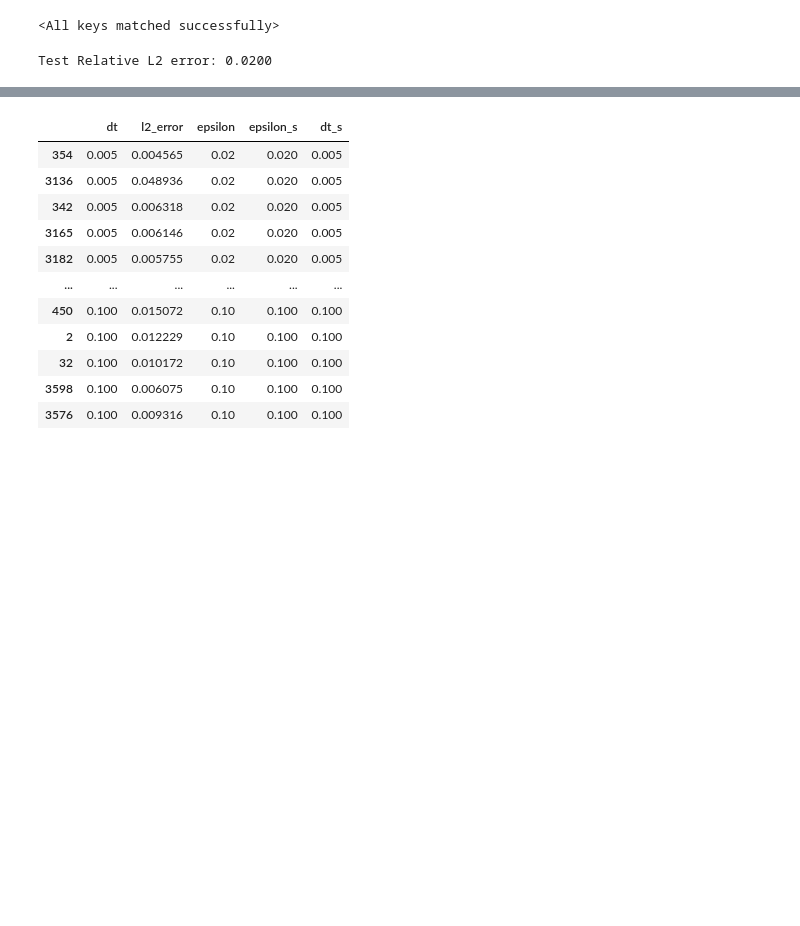
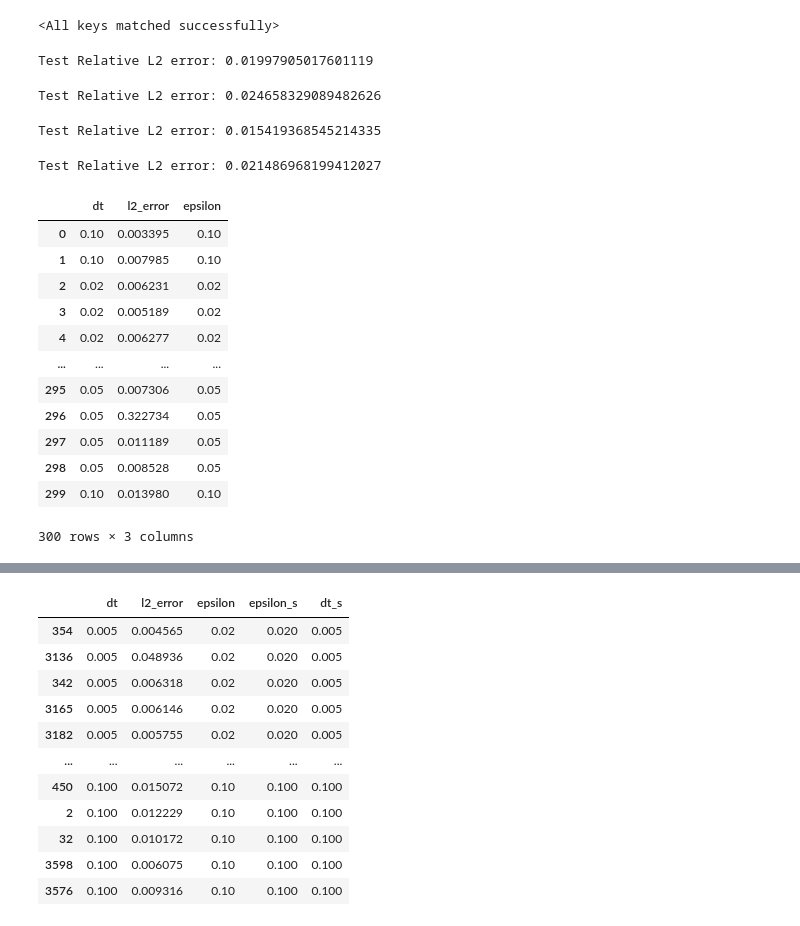
Before and after one commit to benedict-armstrong/FNO-for-Phase-Field-Dynamics, a Jupyter notebook: eval_test.ipynb, the cells around one changed output, grey strips where cells are left out. Drawn from its saved outputs; the diff is of its cells as text; code cells hidden in the pictures; blank space fills up the shorter version.

```diff
--- a/eval_test.ipynb
+++ b/eval_test.ipynb
@@ -41,6 +41,53 @@ dataset = (
 )
 
 errors, test_relative_l2 = calculate_errors(fno, dataset)
-print(rf"Test Relative L2 error: {test_relative_l2:.4f}")
+print(rf"Test Relative L2 error: {test_relative_l2}")
 # %% [output]
-Test Relative L2 error: 0.0200
+Test Relative L2 error: 0.01997905017601119
+# %%
+time_pairs = [(0, 4)]
+dataset_fourier = PDEDatasetAll2All(
+    "data/test_allen_cahn_fourier.npz", device=DEVICE, time_pairs=time_pairs
+)
+
+
+errors_fourier, test_fourier_relative_l2 = calculate_errors(fno, dataset_fourier)
+print(rf"Test Relative L2 error: {test_fourier_relative_l2}")
+# %% [output]
+Test Relative L2 error: 0.024658329089482626
+# %%
+time_pairs = [(0, 4)]
+dataset_gmm = PDEDatasetAll2All(
+    "data/test_allen_cahn_gmm.npz", device=DEVICE, time_pairs=time_pairs
+)
+
+errors_gmm, test_gmm_relative_l2 = calculate_errors(fno, dataset_gmm)
+print(rf"Test Relative L2 error: {test_gmm_relative_l2}")
+# %% [output]
+Test Relative L2 error: 0.015419368545214335
+# %%
+time_pairs = [(0, 4)]
+dataset_piecewise = PDEDatasetAll2All(
+    "data/test_allen_cahn_piecewise.npz", device=DEVICE, time_pairs=time_pairs
+)
+
+errors_piecewise, test_piecewise_relative_l2 = calculate_errors(fno, dataset_piecewise)
+print(rf"Test Relative L2 error: {test_piecewise_relative_l2}")
+# %% [output]
+Test Relative L2 error: 0.021486968199412027
+# %%
+errors_piecewise
+# %% [output]
+|  | dt | l2_error | epsilon |
+| 0 | 0.10 | 0.003395 | 0.10 |
+| 1 | 0.10 | 0.007985 | 0.10 |
+| 2 | 0.02 | 0.006231 | 0.02 |
+| 3 | 0.02 | 0.005189 | 0.02 |
+| 4 | 0.02 | 0.006277 | 0.02 |
+| ... | ... | ... | ... |
+| 295 | 0.05 | 0.007306 | 0.05 |
+| 296 | 0.05 | 0.322734 | 0.05 |
+| 297 | 0.05 | 0.011189 | 0.05 |
+| 298 | 0.05 | 0.008528 | 0.05 |
+| 299 | 0.10 | 0.013980 | 0.10 |
+300 rows × 3 columns
```
Also changed, not shown: parts of 3 cells of this notebook, 12 other files.
